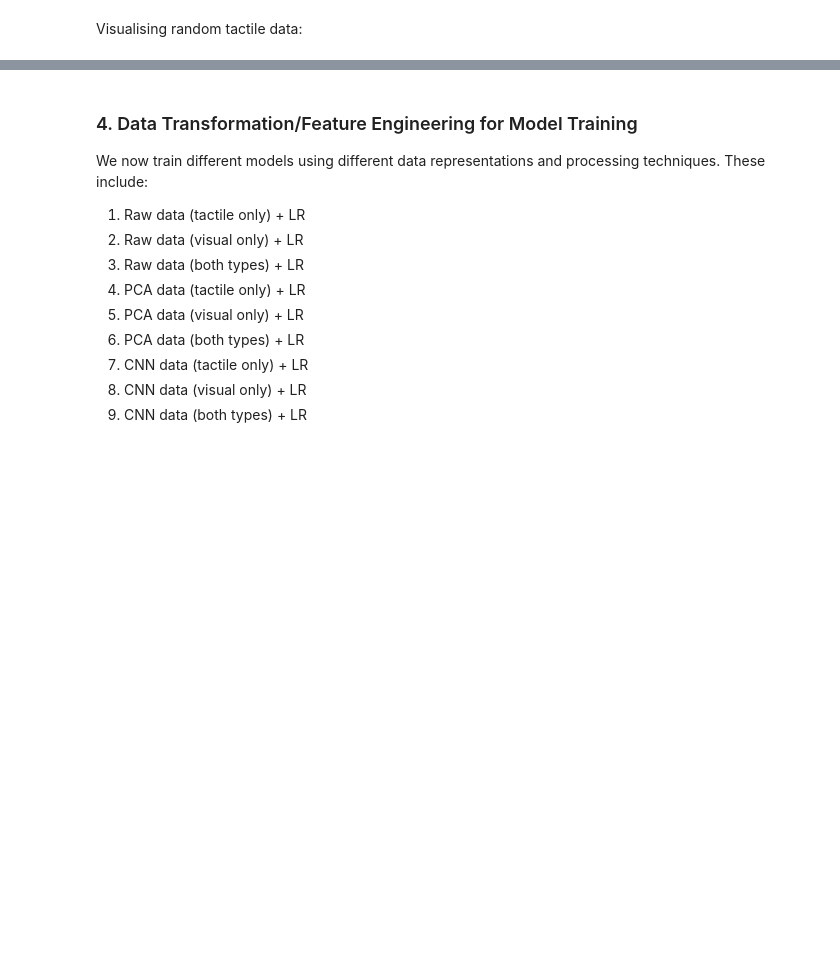
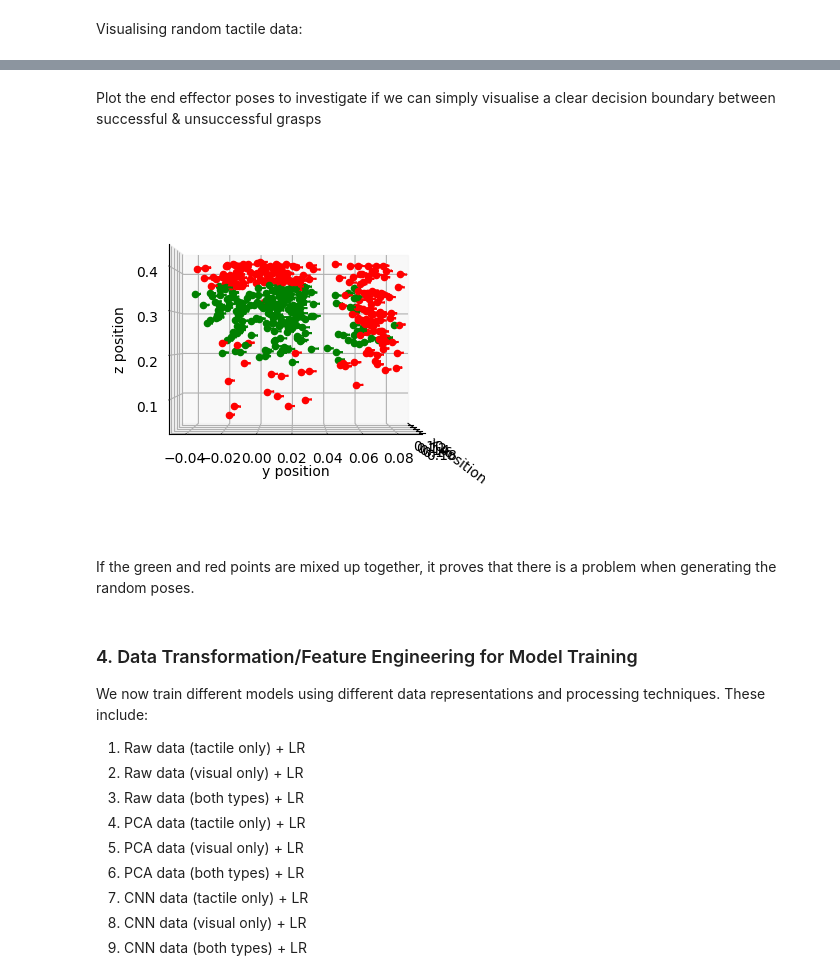
Before and after one commit to jhtkoo0426/UCL-FYP, a Jupyter notebook: src/baseline_model/baseline.ipynb, the cells around one changed output, grey strips where cells are left out. Drawn from its saved outputs; the diff is of its cells as text; code cells hidden in the pictures; blank space fills up the shorter version.

```diff
--- a/src/baseline_model/baseline.ipynb
+++ b/src/baseline_model/baseline.ipynb
@@ -40,19 +40,21 @@ Two datasets have been prepared from running the "collect sensory data" in the P
 
 The collected datasets are stored in `np.ndarray`s in a `.npy` file.
 # %%
-depth_ds_file_path = "depth_ds.npy"
+object_name = "bottle"
+
+depth_ds_file_path = object_name + "_ds/depth_ds.npy"
 depth_ds = np.load(depth_ds_file_path)
 print(f"Shape of depth_ds: {depth_ds.shape}")
 
-color_ds_file_path = "color_ds.npy"
+color_ds_file_path = object_name + "_ds/color_ds.npy"
 color_ds = np.load(color_ds_file_path)
 print(f"Shape of color_ds: {color_ds.shape}")
 
-poses_ds_file_path = "poses_ds.npy"
+poses_ds_file_path = object_name + "_ds/poses_ds.npy"
 poses_ds = np.load(poses_ds_file_path)
 print(f"Shape of poses_ds: {poses_ds.shape}")
 
-grasp_outcomes_ds_file_path = "grasp_outcomes.npy"
+grasp_outcomes_ds_file_path = object_name + "_ds/grasp_outcomes.npy"
 grasp_outcomes_ds = np.load(grasp_outcomes_ds_file_path)
 print(f"Shape of grasp_outcomes_ds: {grasp_outcomes_ds.shape}")
 # %% [output]
@@ -200,3 +211,40 @@ Clipping input data to the valid range for imshow with RGB data ([0..1] for floa
+# %% [markdown]
+Plot the end effector poses to investigate if we can simply visualise a clear decision boundary between successful & unsuccessful grasps
+# %%
+### Helper function to calculate approach vectors of a 6D pose
+def calc_approach_vector(coord):
+    R = np.array([[np.cos(coord[5])*np.cos(coord[4]), np.cos(coord[5])*np.sin(coord[4])*np.sin(coord[3])-np.sin(coord[5])*np.cos(coord[3]), np.cos(coord[5])*np.sin(coord[4])*np.cos(coord[3])+np.sin(coord[5])*np.sin(coord[3])],
+              [np.sin(coord[5])*np.cos(coord[4]), np.sin(coord[5])*np.sin(coord[4])*np.sin(coord[3])+np.cos(coord[5])*np.cos(coord[3]), np.sin(coord[5])*np.sin(coord[4])*np.cos(coord[3])-np.cos(coord[5])*np.sin(coord[3])],
+              [-np.sin(coord[4]), np.cos(coord[4])*np.sin(coord[3]), np.cos(coord[4])*np.cos(coord[3])]])
+    return R.T
+# %%
+plot = plt.figure()
+ax = plot.add_subplot(projection='3d')
+
+for i in range(len(poses_ds)):
+    # Calculate approach vectors and cartesian coordinates
+    pose = poses_ds[i]
+    x, y, z = pose[0], pose[1], pose[2]
+    av = calc_approach_vector(pose)
+
+    # Color code the outcome
+    outcome = grasp_outcomes_ds[i]
+    color = 'green' if outcome == 1 else 'red'
+
+    for j in range(3):
+        ax.quiver(x, y, z, av[j, 0], av[j, 1], av[j, 2], color=color, length=0.005, arrow_length_ratio=0.1)
+
+    ax.scatter(x, y, z, color=color)
+    ax.set_xlabel('x position')
+    ax.set_ylabel('y position')
+    ax.set_zlabel('z position')
+
+# Display the plot at different angles
+ax.view_init(0, 0)
+# %% [output]
+[figure, added]
+# %% [markdown]
+If the green and red points are mixed up together, it proves that there is a problem when generating the random poses.
 # %% [markdown]
 ### 4. Data Transformation/Feature Engineering for Model Training
 We now train different models using different data representations and processing techniques. These include:
```
Also changed, not shown: parts of 19 cells of this notebook, 1 other file.
